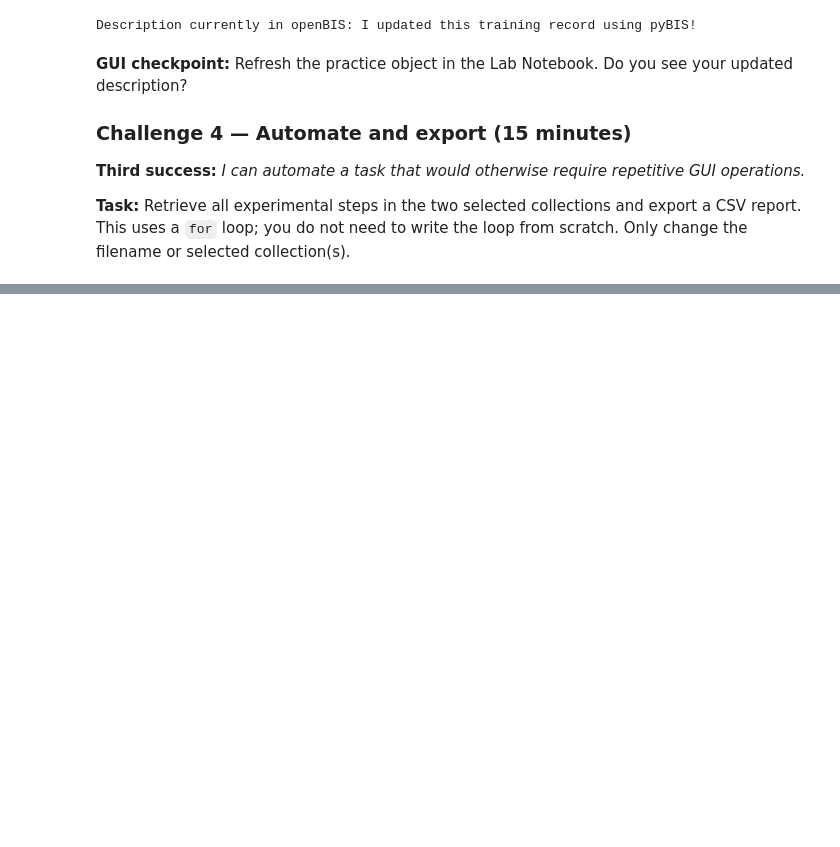
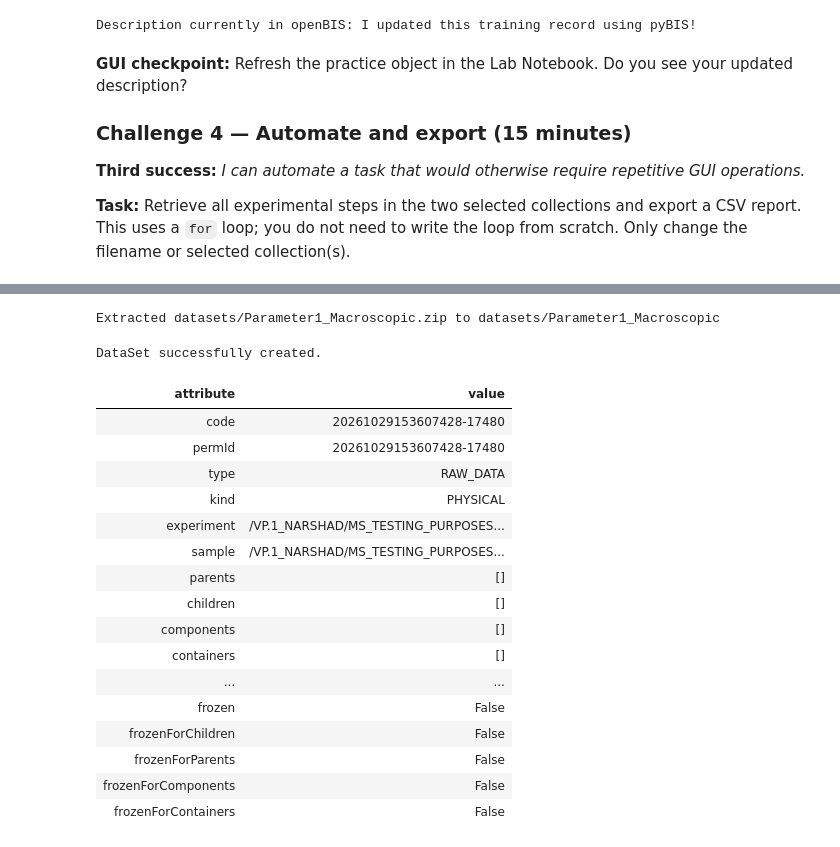
Before and after one commit to BAMresearch/openBIS-data-store-tutorials, a Jupyter notebook: docs/self-learning-path-pybis/workshop-pybis-level0/pybis_workshop_exercises.ipynb, the cells around one changed output, grey strips where cells are left out. Drawn from its saved outputs; the diff is of its cells as text; code cells hidden in the pictures; blank space fills up the shorter version.

Commit message:
Created a new branch with Workshop Exercises and Datasets.

```diff
--- a/docs/self-learning-path-pybis/workshop-pybis-level0/pybis_workshop_exercises.ipynb
+++ b/docs/self-learning-path-pybis/workshop-pybis-level0/pybis_workshop_exercises.ipynb
@@ -284,6 +322,7 @@ Matching objects: 2
 # %%
 #We register a dummy sample for demo purposes in the collection Synthesis, then we change the experimental description
 
+col = None
 for collection in project.get_collections():
     if collection.props.all()["$name"] == 'Synthesis':
         col = collection
@@ -354,0 +413,49 @@ Exported 4 records to my_openbis_experimental_steps.csv
+# %%
+import zipfile
+import os
+
+zip_path = "datasets/Parameter1_Macroscopic.zip"
+extract_dir = "datasets/Parameter1_Macroscopic"
+
+os.makedirs(extract_dir, exist_ok=True)
+
+with zipfile.ZipFile(zip_path, "r") as z:
+    z.extractall(extract_dir)
+
+print(f"Extracted {zip_path} to {extract_dir}")
+# %% [output]
+Extracted datasets/Parameter1_Macroscopic.zip to datasets/Parameter1_Macroscopic
+# %%
+# We store the collection 'Synthesis' and the Experimental Step 'dummy_sample' into variables
+
+synthesis_collection = next(collection for index, collection in enumerate(project.get_collections()) if collection.props['$name'] == 'Synthesis')
+
+dummy_sample = next(sample for index, sample in enumerate(synthesis_collection.get_samples()) if sample.props.all()['$name'] == 'dummy_sample')
+
+
+ds_new = o.new_dataset(
+    type       = 'RAW_DATA',#the code from the table above if run
+    sample     = dummy_sample.identifier,
+    file    = 'datasets/Parameter1_Macroscopic',#this is the dataset we downloaded and extracted at the start of the notebook
+    props      = {'$name': 'Parameter 1 raw' ,'notes' : 'Synthetic example images for demo purpose.' }#We give it a name and some comments
+)
+ds_new.save()
+# %% [output]
+DataSet successfully created.
+| attribute | value |
+| code | 20261029153607428-17480 |
+| permId | 20261029153607428-17480 |
+| type | RAW_DATA |
+| kind | PHYSICAL |
+| experiment | /VP.1_NARSHAD/MS_TESTING_PURPOSES... |
+| sample | /VP.1_NARSHAD/MS_TESTING_PURPOSES... |
+| parents | [] |
+| children | [] |
+| components | [] |
+| containers | [] |
+| ... | ... |
+| frozen | False |
+| frozenForChildren | False |
+| frozenForParents | False |
+| frozenForComponents | False |
+| frozenForContainers | False |
```
Also changed, not shown: parts of 24 cells of this notebook, 17 other files.
